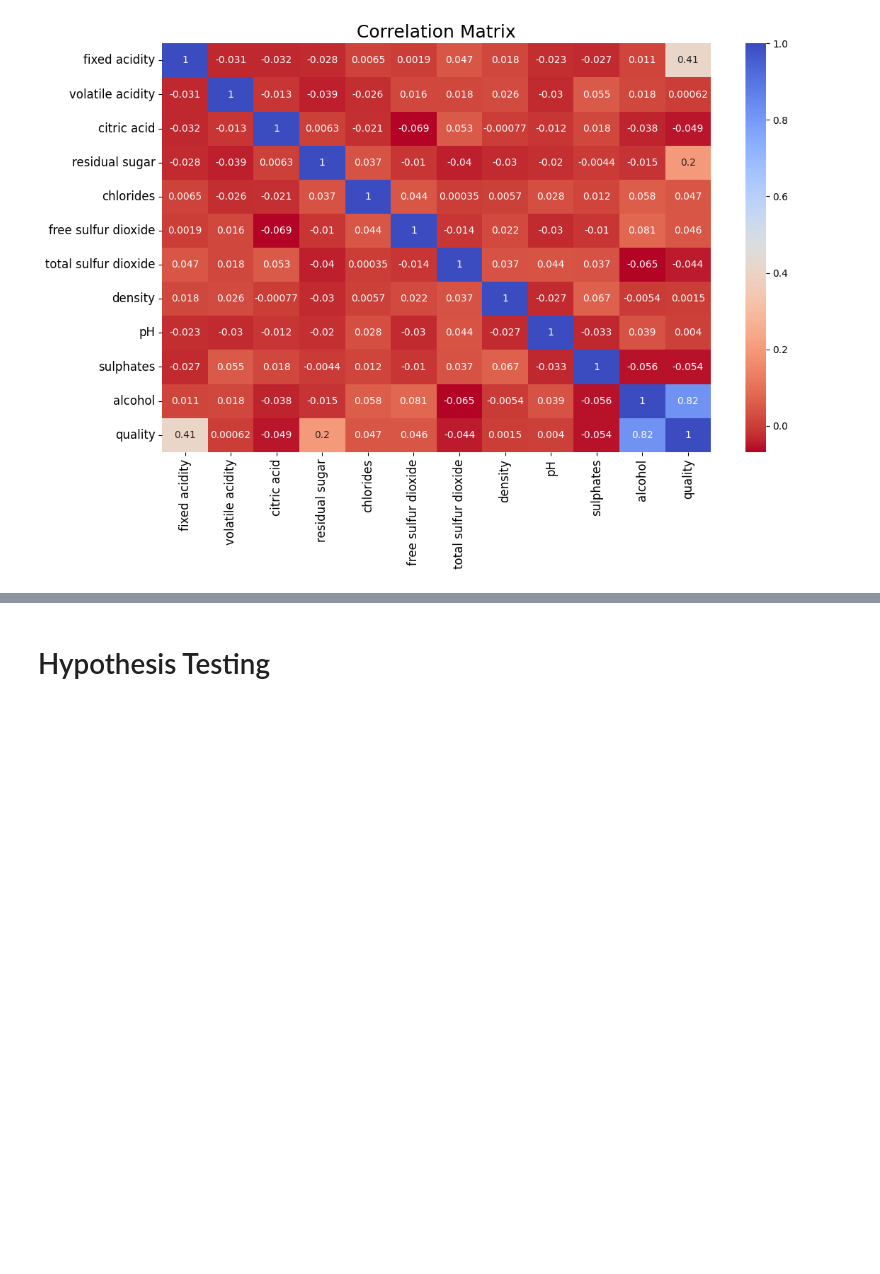
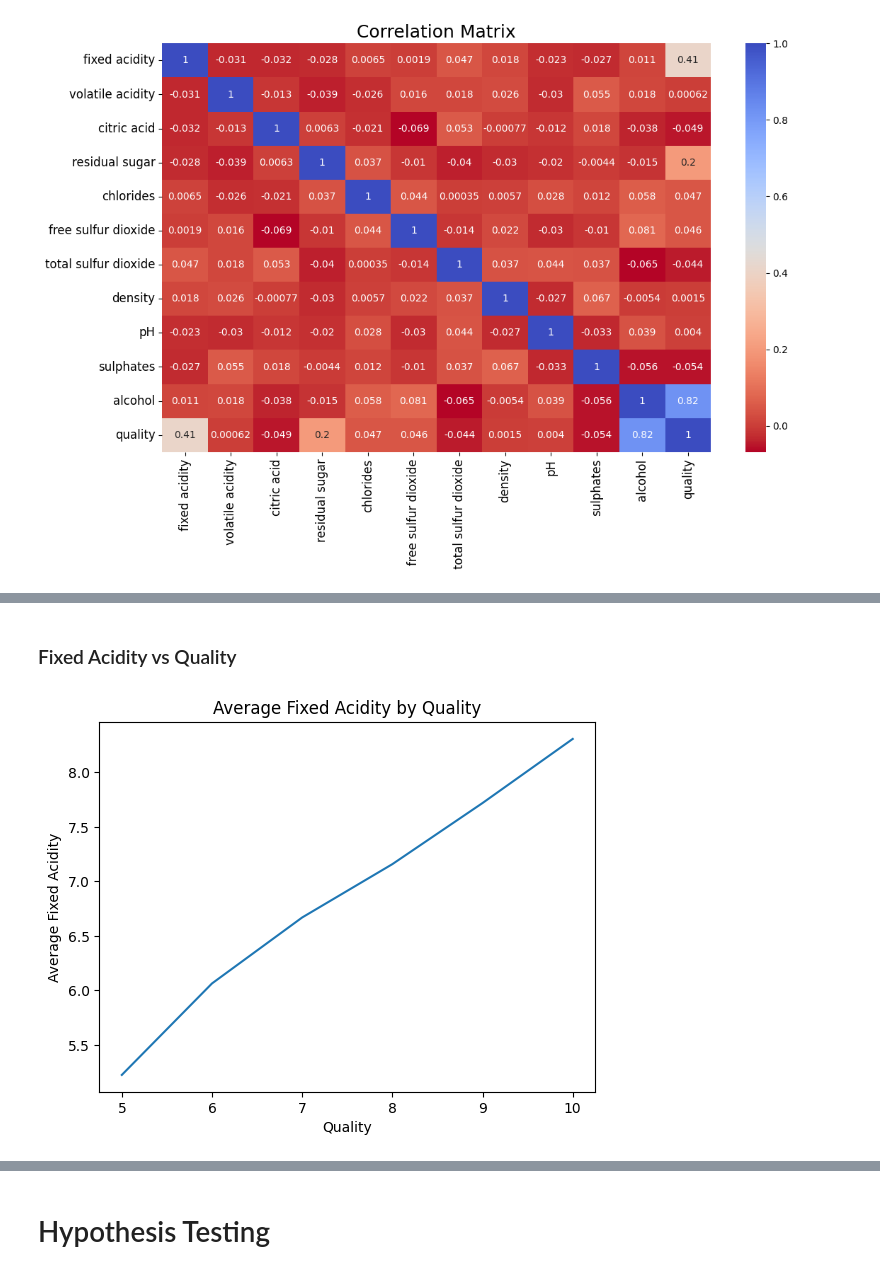
Before and after one commit to maikeljh/TubesProbstatGan, a Jupyter notebook: src/analysis.ipynb, the cells around one changed output, grey strips where cells are left out. Saved outputs shown, nothing was run; the diff lists cells and outputs as text; code cells hidden in the pictures; blank space fills up the shorter version.

```diff
--- a/src/analysis.ipynb
+++ b/src/analysis.ipynb
@@ -397,0 +412,14 @@ plt.show()
+# %% [markdown]
+### Fixed Acidity vs Quality
+# %%
+# Group the data by the 'quality' column and calculate the mean of 'fixed acidity'
+fixed_acidity_by_quality = df.groupby('quality')['fixed acidity'].mean()
+
+# Plot a line chart of the average 'fixed acidity' value for each 'quality' level
+fixed_acidity_by_quality.plot(kind='line', x='quality', y='fixed acidity')
+plt.xlabel('Quality')
+plt.ylabel('Average Fixed Acidity')
+plt.title('Average Fixed Acidity by Quality')
+plt.show()
+# %% [output]
+[figure, added]
```
Also changed, not shown: parts of 4 cells of this notebook.
